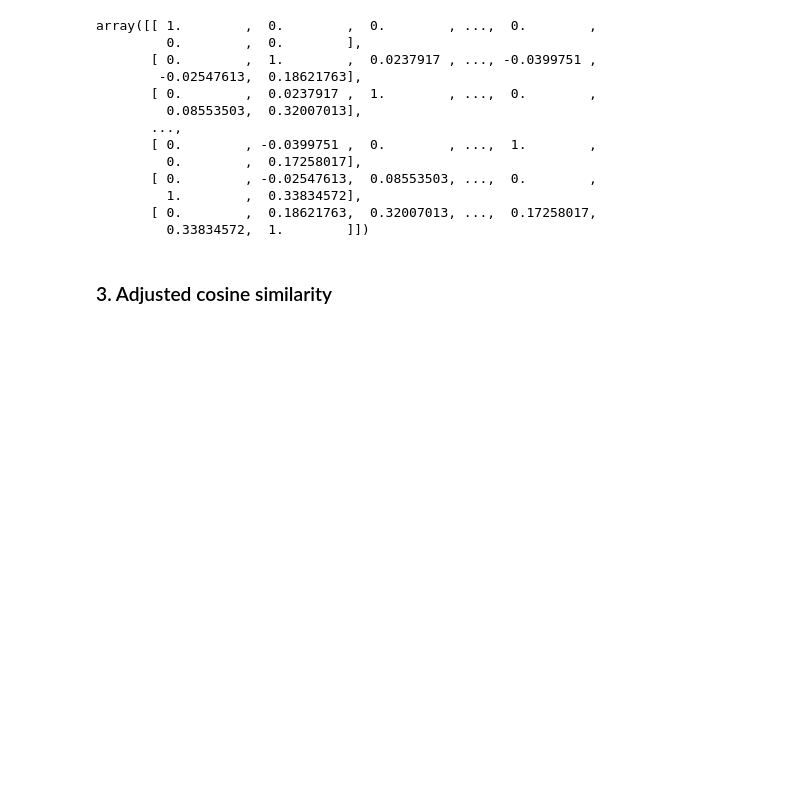
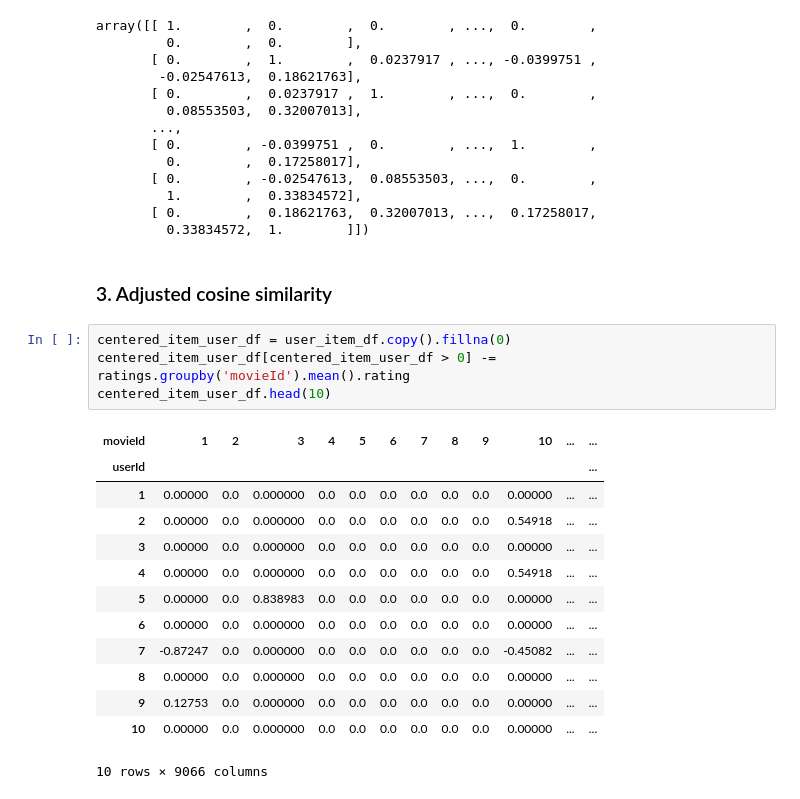
Before and after one commit to jsmienk/MLBD, a Jupyter notebook: recommender/2-collaborative-filtering.ipynb, the cells around one changed output. Saved outputs shown, nothing was run; the diff lists cells and outputs as text; blank space fills up the shorter version.

```diff
--- a/recommender/2-collaborative-filtering.ipynb
+++ b/recommender/2-collaborative-filtering.ipynb
@@ -190,3 +190,21 @@ array([[ 1.        ,  0.        ,  0.        , ...,  0.        ,
          0.33834572,  1.        ]])
 # %% [markdown]
 ### 3. Adjusted cosine similarity
+# %%
+centered_item_user_df = user_item_df.copy().fillna(0)
+centered_item_user_df[centered_item_user_df > 0] -= ratings.groupby('movieId').mean().rating
+centered_item_user_df.head(10)
+# %% [output]
+| movieId | 1 | 2 | 3 | 4 | 5 | 6 | 7 | 8 | 9 | 10 | ... | ... |
+| userId |  |  |  |  |  |  |  |  |  |  |  | ... |
+| 1 | 0.00000 | 0.0 | 0.000000 | 0.0 | 0.0 | 0.0 | 0.0 | 0.0 | 0.0 | 0.00000 | ... | ... |
+| 2 | 0.00000 | 0.0 | 0.000000 | 0.0 | 0.0 | 0.0 | 0.0 | 0.0 | 0.0 | 0.54918 | ... | ... |
+| 3 | 0.00000 | 0.0 | 0.000000 | 0.0 | 0.0 | 0.0 | 0.0 | 0.0 | 0.0 | 0.00000 | ... | ... |
+| 4 | 0.00000 | 0.0 | 0.000000 | 0.0 | 0.0 | 0.0 | 0.0 | 0.0 | 0.0 | 0.54918 | ... | ... |
+| 5 | 0.00000 | 0.0 | 0.838983 | 0.0 | 0.0 | 0.0 | 0.0 | 0.0 | 0.0 | 0.00000 | ... | ... |
+| 6 | 0.00000 | 0.0 | 0.000000 | 0.0 | 0.0 | 0.0 | 0.0 | 0.0 | 0.0 | 0.00000 | ... | ... |
+| 7 | -0.87247 | 0.0 | 0.000000 | 0.0 | 0.0 | 0.0 | 0.0 | 0.0 | 0.0 | -0.45082 | ... | ... |
+| 8 | 0.00000 | 0.0 | 0.000000 | 0.0 | 0.0 | 0.0 | 0.0 | 0.0 | 0.0 | 0.00000 | ... | ... |
+| 9 | 0.12753 | 0.0 | 0.000000 | 0.0 | 0.0 | 0.0 | 0.0 | 0.0 | 0.0 | 0.00000 | ... | ... |
+| 10 | 0.00000 | 0.0 | 0.000000 | 0.0 | 0.0 | 0.0 | 0.0 | 0.0 | 0.0 | 0.00000 | ... | ... |
+10 rows × 9066 columns
```
Also changed, not shown: parts of 6 cells of this notebook, 1 other file.
